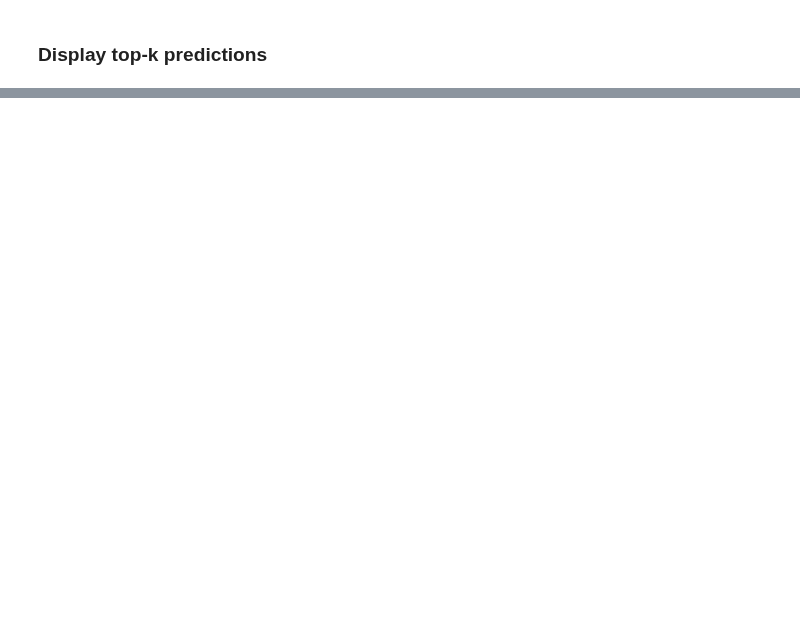
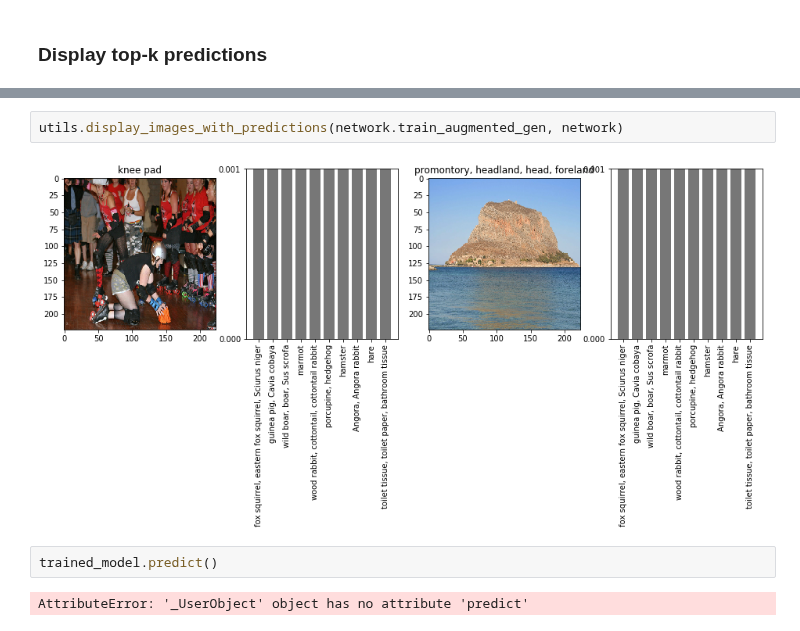
Before and after one commit to georgepachitariu/ml-practice, a Jupyter notebook: AlexNet/Display top-k predictions.ipynb, the cells around one changed output, grey strips where cells are left out. Drawn from its saved outputs; the diff is of its cells as text; blank space fills up the shorter version.

```diff
--- a/AlexNet/Display top-k predictions.ipynb
+++ b/AlexNet/Display top-k predictions.ipynb
@@ -23,0 +28,8 @@ utils.display_images_with_predictions(network.train_augmented_gen, network)
+# %%
+utils.display_images_with_predictions(network.train_augmented_gen, network)
+# %% [output]
+[figure, added]
+# %%
+trained_model.predict()
+# %% [output]
+AttributeError: '_UserObject' object has no attribute 'predict'
```
Also changed, not shown: parts of 5 cells of this notebook, 2 other files.
